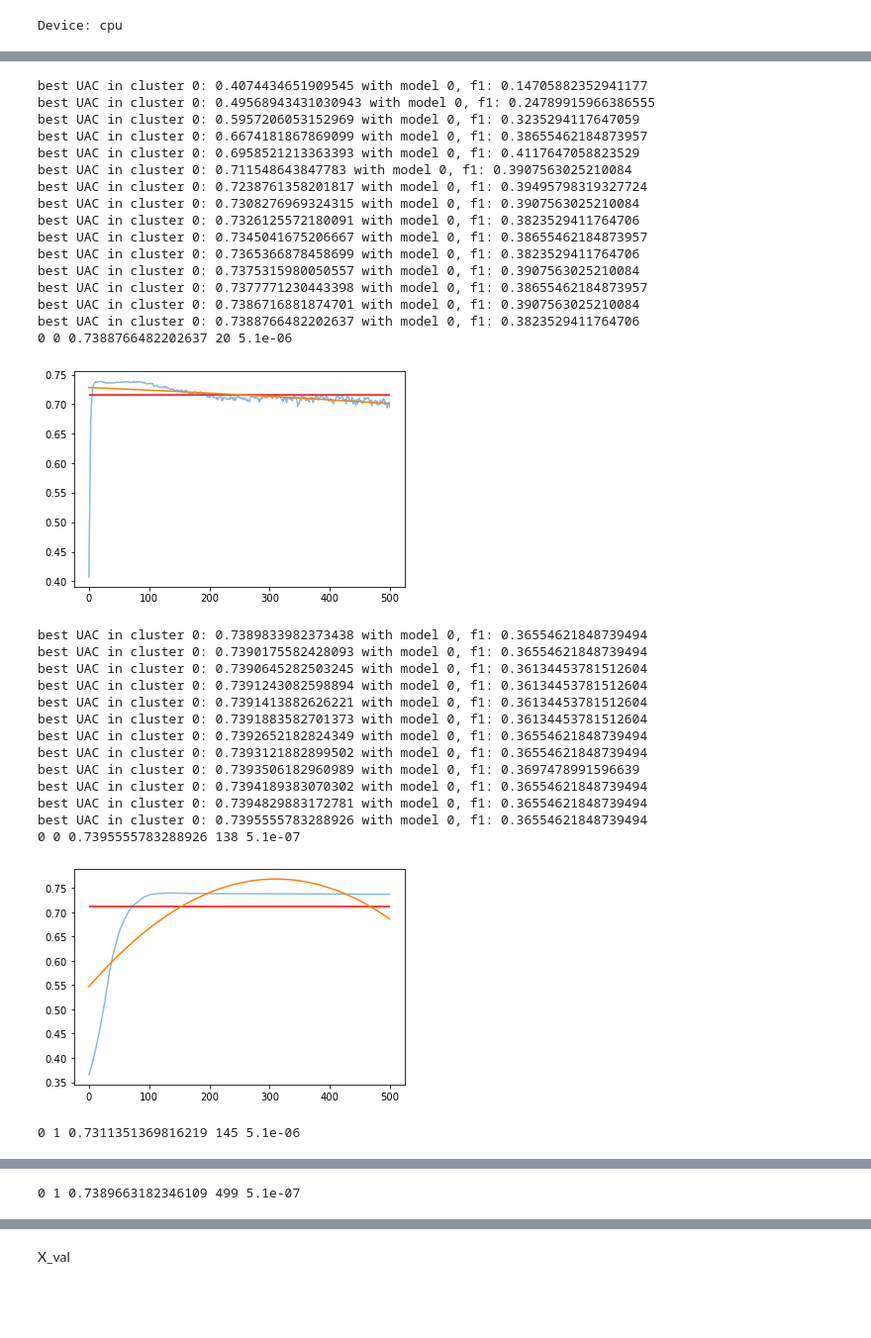
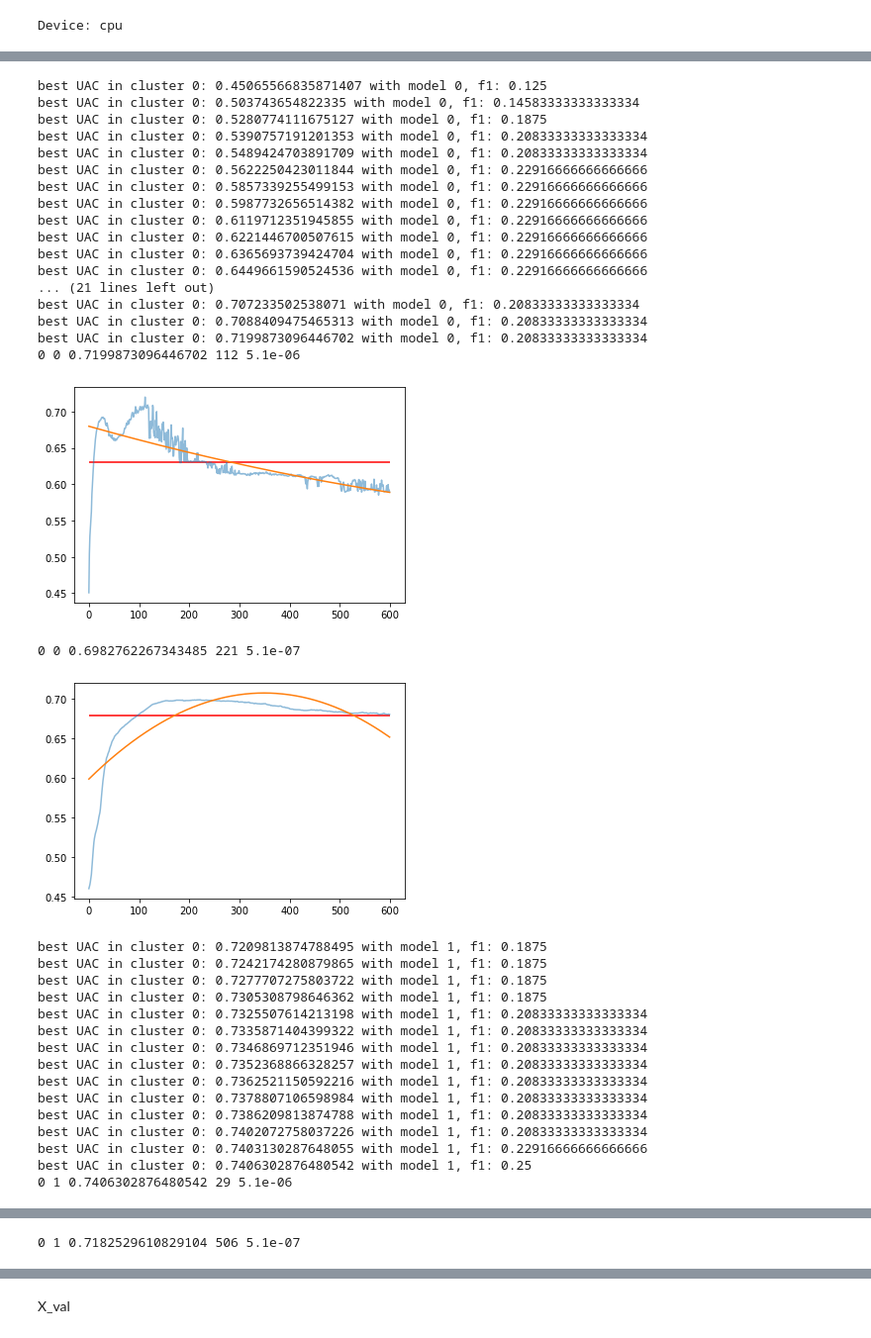
Before and after one commit to NielsvanOpstal/Thesis, a Jupyter notebook: RNN-CNN-Cluster.ipynb, the cells around one changed output, grey strips where cells are left out. Shown at 99% size. Cells and saved outputs as stored; diff of their text form; code cells hidden in the pictures; blank space fills up the shorter version.

```diff
--- a/RNN-CNN-Cluster.ipynb
+++ b/RNN-CNN-Cluster.ipynb
@@ -165,6 +184,8 @@ w17 = libpysal.weights.DistanceBand.from_dataframe(df17.reset_index(), threshold
 w18 = libpysal.weights.DistanceBand.from_dataframe(df18.reset_index(), threshold=150, binary = True, silence_warnings = True)
 w19 = libpysal.weights.DistanceBand.from_dataframe(df19.reset_index(), threshold=150, binary = True, silence_warnings = True)
 # %%
+c = 3
+
 cluster_train = df17[df17.columns[:-5]]
 cluster_val = df18[df18.columns[:-5]]
 cluster_test = df19[df19.columns[:-5]]
@@ -173,7 +194,7 @@ cluster_train = ss.fit_transform(cluster_train)
 cluster_val = ss.transform(cluster_val)
 cluster_test = ss.transform(cluster_test)
 
-cluster_model = KMeans(n_clusters =3, random_state = 1)
+cluster_model = KMeans(n_clusters =c, random_state = 1)
 train_labels = pd.DataFrame(cluster_model.fit_predict(cluster_train))
 val_labels = pd.DataFrame(cluster_model.predict(cluster_val))
 test_labels = pd.DataFrame(cluster_model.predict(cluster_test))
@@ -541,15 +571,19 @@ def train(models, X_train, Y_train, Y1_train, train_labels, X_val, Y_val, Y1_val
         if size == 0:
             model = RNNCNN()
             model.load_state_dict(clust_models[clust])
+            model.eval()
         elif size ==1:
             model = RNNCNN1()
             model.load_state_dict(clust_models[clust])
+            model.eval()
         elif size == 2:
             model = RNNCNN2()
             model.load_state_dict(clust_models[clust])
+            model.eval()
         elif size == 3:
             model = RNNCNN3()
             model.load_state_dict(clust_models[clust])
+            model.eval()
 
         preds = model(xv, y1v)
         preds = preds.cpu().squeeze().detach().numpy()
@@ -571,39 +605,42 @@ def train(models, X_train, Y_train, Y1_train, train_labels, X_val, Y_val, Y1_val
     result = np.argmax(ROC_history)
     return auc, f1, param_clust_hist, clust_models
 # %%
-n_epochs =500
+n_epochs = 600
 hists = train(models, X_train, Y_train, Y1_17, train_labels,
               X_val, Y_val, Y1_18,val_labels, n_epochs,5.1e-07)
 # %% [output]
-best UAC in cluster 0: 0.4074434651909545 with model 0, f1: 0.14705882352941177
-best UAC in cluster 0: 0.49568943431030943 with model 0, f1: 0.24789915966386555
-best UAC in cluster 0: 0.5957206053152969 with model 0, f1: 0.3235294117647059
-best UAC in cluster 0: 0.6674181867869099 with model 0, f1: 0.38655462184873957
-best UAC in cluster 0: 0.6958521213363393 with model 0, f1: 0.4117647058823529
-best UAC in cluster 0: 0.711548643847783 with model 0, f1: 0.3907563025210084
-best UAC in cluster 0: 0.7238761358201817 with model 0, f1: 0.39495798319327724
-best UAC in cluster 0: 0.7308276969324315 with model 0, f1: 0.3907563025210084
-best UAC in cluster 0: 0.7326125572180091 with model 0, f1: 0.3823529411764706
-best UAC in cluster 0: 0.7345041675206667 with model 0, f1: 0.38655462184873957
-best UAC in cluster 0: 0.7365366878458699 with model 0, f1: 0.3823529411764706
-best UAC in cluster 0: 0.7375315980050557 with model 0, f1: 0.3907563025210084
-best UAC in cluster 0: 0.7377771230443398 with model 0, f1: 0.38655462184873957
-best UAC in cluster 0: 0.7386716881874701 with model 0, f1: 0.3907563025210084
-best UAC in cluster 0: 0.7388766482202637 with model 0, f1: 0.3823529411764706
-0 0 0.7388766482202637 20 5.1e-06
+best UAC in cluster 0: 0.45065566835871407 with model 0, f1: 0.125
+best UAC in cluster 0: 0.503743654822335 with model 0, f1: 0.14583333333333334
+best UAC in cluster 0: 0.5280774111675127 with model 0, f1: 0.1875
+best UAC in cluster 0: 0.5390757191201353 with model 0, f1: 0.20833333333333334
+best UAC in cluster 0: 0.5489424703891709 with model 0, f1: 0.20833333333333334
+best UAC in cluster 0: 0.5622250423011844 with model 0, f1: 0.22916666666666666
+best UAC in cluster 0: 0.5857339255499153 with model 0, f1: 0.22916666666666666
+best UAC in cluster 0: 0.5987732656514382 with model 0, f1: 0.22916666666666666
+best UAC in cluster 0: 0.6119712351945855 with model 0, f1: 0.22916666666666666
+best UAC in cluster 0: 0.6221446700507615 with model 0, f1: 0.22916666666666666
+best UAC in cluster 0: 0.6365693739424704 with model 0, f1: 0.22916666666666666
+best UAC in cluster 0: 0.6449661590524536 with model 0, f1: 0.22916666666666666
+... (21 lines left out)
+best UAC in cluster 0: 0.707233502538071 with model 0, f1: 0.20833333333333334
+best UAC in cluster 0: 0.7088409475465313 with model 0, f1: 0.20833333333333334
+best UAC in cluster 0: 0.7199873096446702 with model 0, f1: 0.20833333333333334
+0 0 0.7199873096446702 112 5.1e-06
-[figure, old version]
+[figure, new version]
-best UAC in cluster 0: 0.7389833982373438 with model 0, f1: 0.36554621848739494
-best UAC in cluster 0: 0.7390175582428093 with model 0, f1: 0.36554621848739494
-best UAC in cluster 0: 0.7390645282503245 with model 0, f1: 0.36134453781512604
-best UAC in cluster 0: 0.7391243082598894 with model 0, f1: 0.36134453781512604
-best UAC in cluster 0: 0.7391413882626221 with model 0, f1: 0.36134453781512604
-best UAC in cluster 0: 0.7391883582701373 with model 0, f1: 0.36134453781512604
-best UAC in cluster 0: 0.7392652182824349 with model 0, f1: 0.36554621848739494
-best UAC in cluster 0: 0.7393121882899502 with model 0, f1: 0.36554621848739494
-best UAC in cluster 0: 0.7393506182960989 with model 0, f1: 0.3697478991596639
-best UAC in cluster 0: 0.7394189383070302 with model 0, f1: 0.36554621848739494
-best UAC in cluster 0: 0.7394829883172781 with model 0, f1: 0.36554621848739494
-best UAC in cluster 0: 0.7395555783288926 with model 0, f1: 0.36554621848739494
-0 0 0.7395555783288926 138 5.1e-07
+0 0 0.6982762267343485 221 5.1e-07
-[figure, old version]
+[figure, new version]
-0 1 0.7311351369816219 145 5.1e-06
+best UAC in cluster 0: 0.7209813874788495 with model 1, f1: 0.1875
+best UAC in cluster 0: 0.7242174280879865 with model 1, f1: 0.1875
+best UAC in cluster 0: 0.7277707275803722 with model 1, f1: 0.1875
+best UAC in cluster 0: 0.7305308798646362 with model 1, f1: 0.1875
+best UAC in cluster 0: 0.7325507614213198 with model 1, f1: 0.20833333333333334
+best UAC in cluster 0: 0.7335871404399322 with model 1, f1: 0.20833333333333334
+best UAC in cluster 0: 0.7346869712351946 with model 1, f1: 0.20833333333333334
+best UAC in cluster 0: 0.7352368866328257 with model 1, f1: 0.20833333333333334
+best UAC in cluster 0: 0.7362521150592216 with model 1, f1: 0.20833333333333334
+best UAC in cluster 0: 0.7378807106598984 with model 1, f1: 0.20833333333333334
+best UAC in cluster 0: 0.7386209813874788 with model 1, f1: 0.20833333333333334
+best UAC in cluster 0: 0.7402072758037226 with model 1, f1: 0.20833333333333334
+best UAC in cluster 0: 0.7403130287648055 with model 1, f1: 0.22916666666666666
+best UAC in cluster 0: 0.7406302876480542 with model 1, f1: 0.25
+0 1 0.7406302876480542 29 5.1e-06
@@ -611 +648 @@ best UAC in cluster 0: 0.7395555783288926 with model 0, f1: 0.36554621848739494
-0 1 0.7389663182346109 499 5.1e-07
+0 1 0.7182529610829104 506 5.1e-07
```
Also changed, not shown: parts of 12 cells of this notebook, 10 other files.
